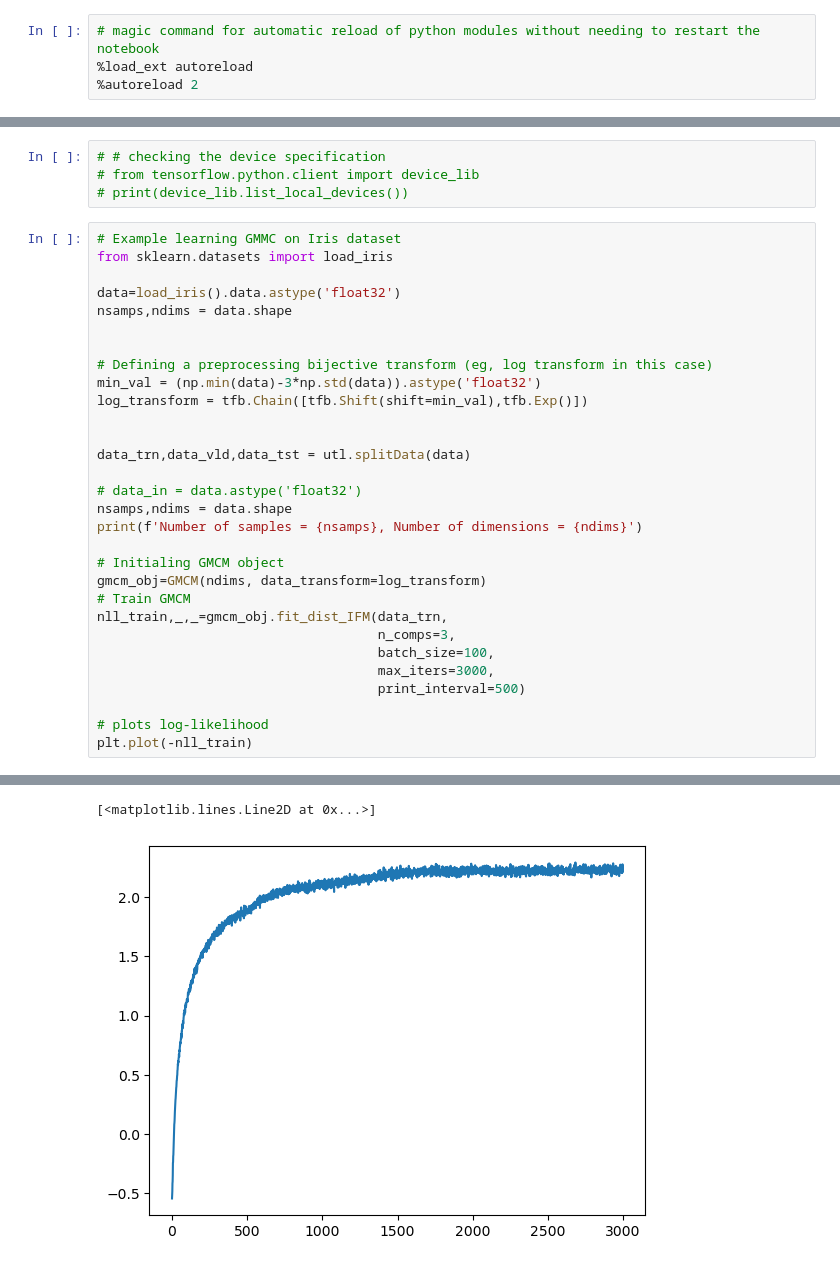
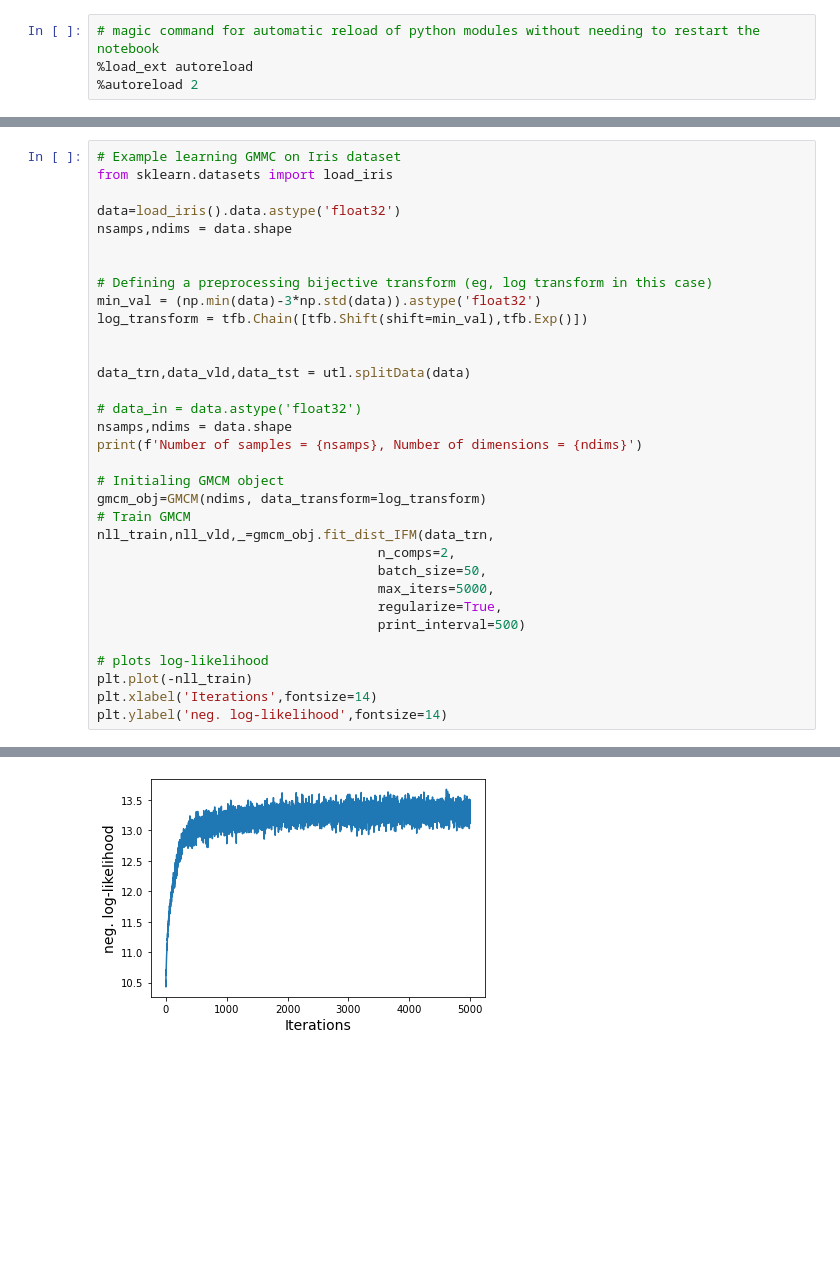
Before and after one commit to ashutosh-tewari/GMCM, a Jupyter notebook: GMCM_demo.ipynb, the cells around one changed output, grey strips where cells are left out. Drawn from its saved outputs; the diff is of its cells as text; blank space fills up the shorter version.

```diff
--- a/GMCM_demo.ipynb
+++ b/GMCM_demo.ipynb
@@ -22,7 +22,3 @@ import utils_v1 as utl
-# %%
-# # checking the device specification
-# from tensorflow.python.client import device_lib
-# print(device_lib.list_local_devices())
 # %%
 # Example learning GMMC on Iris dataset
 from sklearn.datasets import load_iris
@@ -45,14 +41,17 @@ print(f'Number of samples = {nsamps}, Number of dimensions = {ndims}')
 # Initialing GMCM object
 gmcm_obj=GMCM(ndims, data_transform=log_transform)
 # Train GMCM
-nll_train,_,_=gmcm_obj.fit_dist_IFM(data_trn,
-                                    n_comps=3,
-                                    batch_size=100,
-                                    max_iters=3000,
+nll_train,nll_vld,_=gmcm_obj.fit_dist_IFM(data_trn,
+                                    n_comps=2,
+                                    batch_size=50,
+                                    max_iters=5000,
+                                    regularize=True,
                                     print_interval=500)
 
 # plots log-likelihood
 plt.plot(-nll_train)
+plt.xlabel('Iterations',fontsize=14)
+plt.ylabel('neg. log-likelihood',fontsize=14)
 # %% [output]
 Number of samples = 150, Number of dimensions = 4
 Learning Marginals
@@ -66,2 +70 @@ Marginals learnt in 4.8 s.
-[<matplotlib.lines.Line2D at 0x...>]
-[figure, old version]
+[figure, new version]
```
Also changed, not shown: parts of 5 cells of this notebook, 3 other files.
